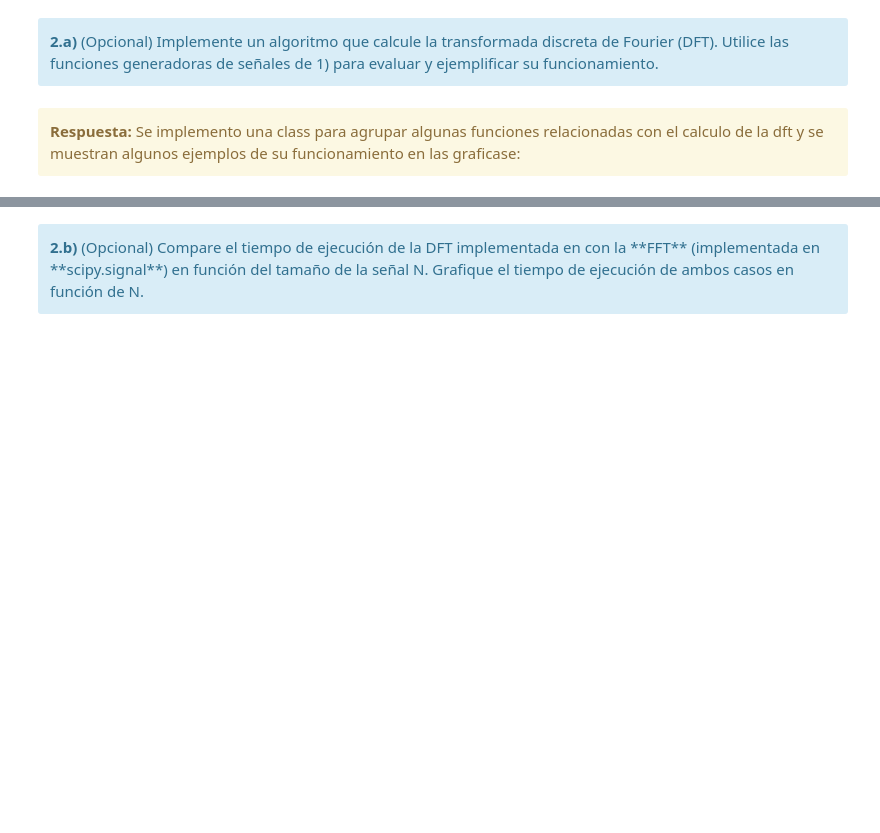
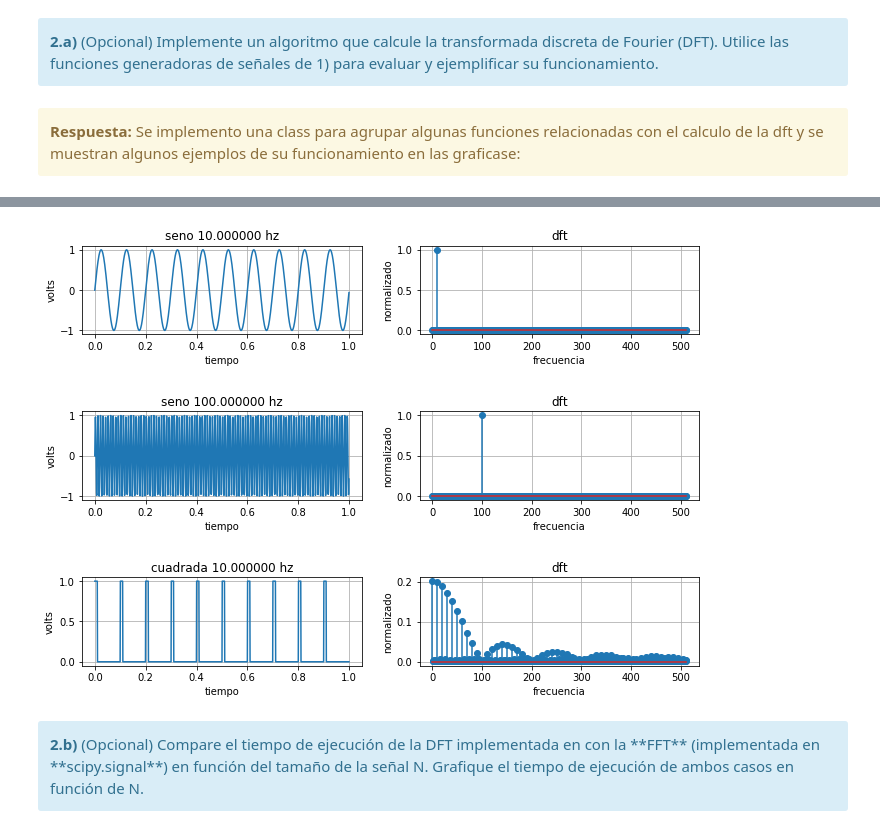
Before and after one commit to pslavkin/mse_15psf, a Jupyter notebook: TP1 - Muestreo de señales - Forurier.ipynb, the cells around one changed output, grey strips where cells are left out. Cells and saved outputs as stored; diff of their text form; code cells hidden in the pictures; blank space fills up the shorter version.

```diff
--- a/TP1 - Muestreo de señales - Forurier.ipynb
+++ b/TP1 - Muestreo de señales - Forurier.ipynb
@@ -320,36 +320,38 @@ N  = 1024
 fs = 1024
 a0 = 1       # Volts
 p0 = 0 # radianes
 f0 = 10   # Hz
 
 dft_c=dft_class()
 sg= signal_generator_class()
 
 pl4= plotter_class(3,2)
 signal ,time  = sg.signal_sin ( fs ,f0 ,a0 ,N ,p0 )
-fft    ,freq  = dft_c.dft_abs ( fs ,N  ,signal    );
+fft    ,freq  = dft_c.abs ( fs ,N  ,signal    );
 pl4.plot_signal ( 1 ,time ,signal ,'seno %f hz' %f0 ,'tiempo'     ,'volts' ,trace='-' )
 pl4.stem_signal ( 2 ,freq ,fft    ,'dft'  ,'frecuencia' ,'normalizado'      )
 
 
 a0 = 1       # Volts
 p0 = 0 # radianes
 f0 = 100   # Hz
 
 signal ,time  = sg.signal_sin ( fs ,f0 ,a0 ,N ,p0 )
-fft    ,freq  = dft_c.dft_abs ( fs ,N  ,signal    );
+fft    ,freq  = dft_c.abs ( fs ,N  ,signal    );
 pl4.plot_signal ( 3 ,time ,signal ,'seno %f hz' %f0 ,'tiempo'     ,'volts' ,trace='-' )
 pl4.stem_signal ( 4 ,freq ,fft    ,'dft'  ,'frecuencia' ,'normalizado'      )
 
 
 a0 = 1       # Volts
 p0 = 10    # % en 1
 f0 = 10   # Hz
 
 signal ,time  = sg.signal_quad ( fs ,f0 ,a0 ,N ,p0 )
-fft    ,freq  = dft_c.dft_abs ( fs ,N  ,signal    );
+fft    ,freq  = dft_c.abs ( fs ,N  ,signal    );
 pl4.plot_signal ( 5 ,time ,signal ,'cuadrada %f hz' %f0 ,'tiempo'     ,'volts' ,trace='-' )
 pl4.stem_signal ( 6 ,freq ,fft    ,'dft'  ,'frecuencia' ,'normalizado'      )
+# %% [output]
+[figure, added]
 # %% [markdown]
 <div class="alert alert-block alert-info">
 <b>2.b)</b> (Opcional) Compare el tiempo de ejecución de la DFT implementada en con la **FFT** (implementada en **scipy.signal**) en función del tamaño de la señal N. Grafique el tiempo de ejecución de ambos casos en función de N.
```
Also changed, not shown: parts of 23 cells of this notebook, 7 other files.
